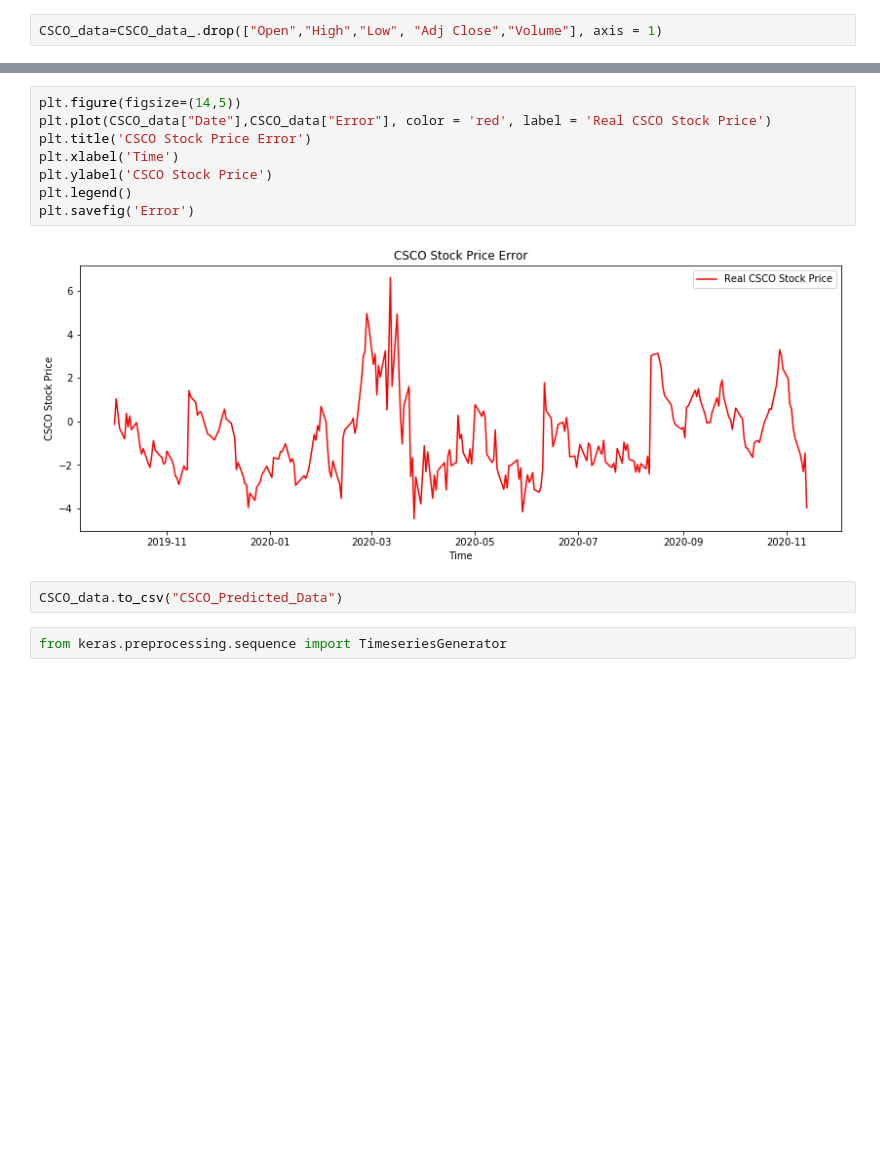
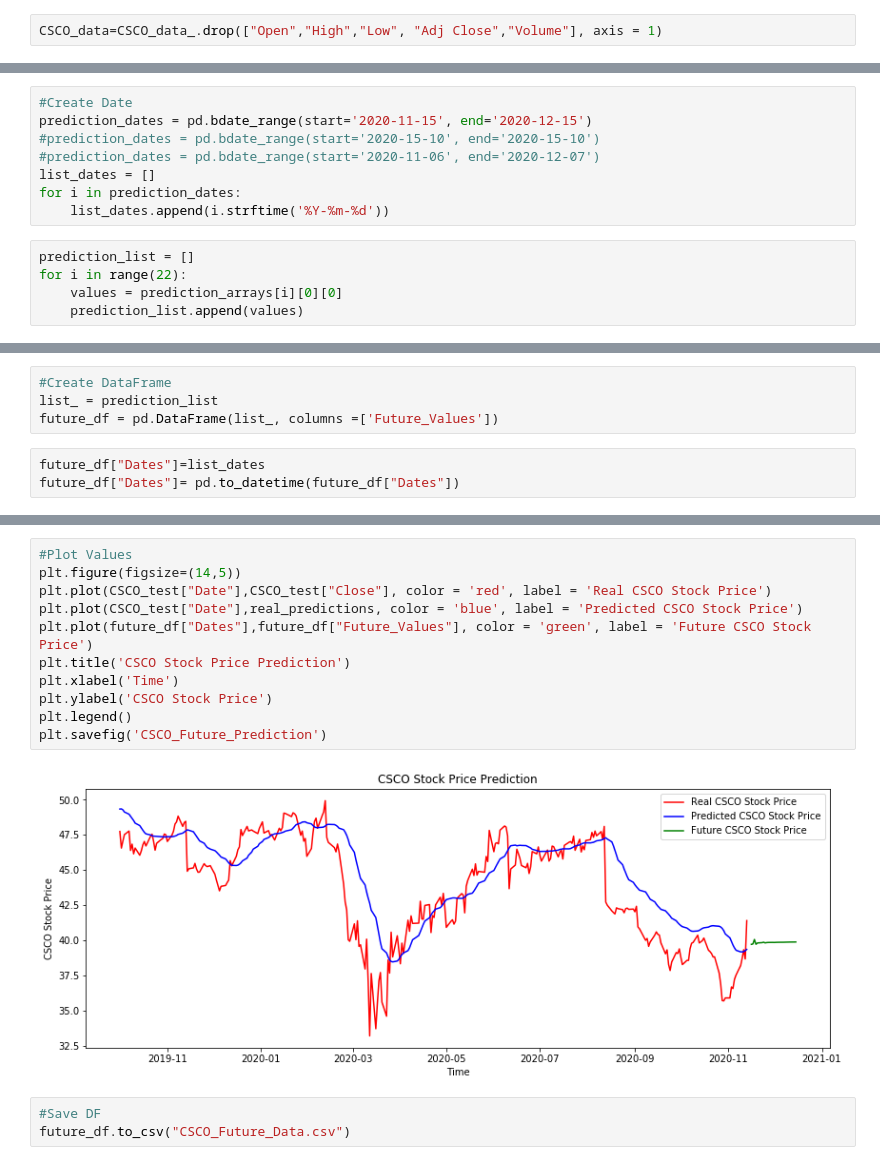
Before and after one commit to jamescadigan97/stock_predictions, a Jupyter notebook: Models/CSCO_LSTM.ipynb, the cells around one changed output, grey strips where cells are left out. Saved outputs shown, nothing was run; the diff lists cells and outputs as text; blank space fills up the shorter version.

Commit message:
JS Plots

```diff
--- a/Models/CSCO_LSTM.ipynb
+++ b/Models/CSCO_LSTM.ipynb
@@ -309,0 +313,13 @@ CSCO_data
+# %%
+#Create Date
+prediction_dates = pd.bdate_range(start='2020-11-15', end='2020-12-15')
+#prediction_dates = pd.bdate_range(start='2020-15-10', end='2020-15-10')
+#prediction_dates = pd.bdate_range(start='2020-11-06', end='2020-12-07')
+list_dates = []
+for i in prediction_dates:
+    list_dates.append(i.strftime('%Y-%m-%d'))
+# %%
+prediction_list = []
+for i in range(22):
+    values = prediction_arrays[i][0][0]
+    prediction_list.append(values)
@@ -309,0 +330,7 @@ CSCO_data
+# %%
+#Create DataFrame
+list_ = prediction_list
+future_df = pd.DataFrame(list_, columns =['Future_Values'])
+# %%
+future_df["Dates"]=list_dates
+future_df["Dates"]= pd.to_datetime(future_df["Dates"])
@@ -310,14 +357,16 @@ CSCO_data
 # %%
+#Plot Values
 plt.figure(figsize=(14,5))
-plt.plot(CSCO_data["Date"],CSCO_data["Error"], color = 'red', label = 'Real CSCO Stock Price')
-plt.title('CSCO Stock Price Error')
+plt.plot(CSCO_test["Date"],CSCO_test["Close"], color = 'red', label = 'Real CSCO Stock Price')
+plt.plot(CSCO_test["Date"],real_predictions, color = 'blue', label = 'Predicted CSCO Stock Price')
+plt.plot(future_df["Dates"],future_df["Future_Values"], color = 'green', label = 'Future CSCO Stock Price')
+plt.title('CSCO Stock Price Prediction')
 plt.xlabel('Time')
 plt.ylabel('CSCO Stock Price')
 plt.legend()
-plt.savefig('Error')
+plt.savefig('CSCO_Future_Prediction')
 # %% [output]
-[figure, old version]
+[figure, new version]
-# %%
-CSCO_data.to_csv("CSCO_Predicted_Data")
-# %%
-from keras.preprocessing.sequence import TimeseriesGenerator
+# %%
+#Save DF
+future_df.to_csv("CSCO_Future_Data.csv")
```
Also changed, not shown: parts of 31 cells of this notebook, 49 other files.
